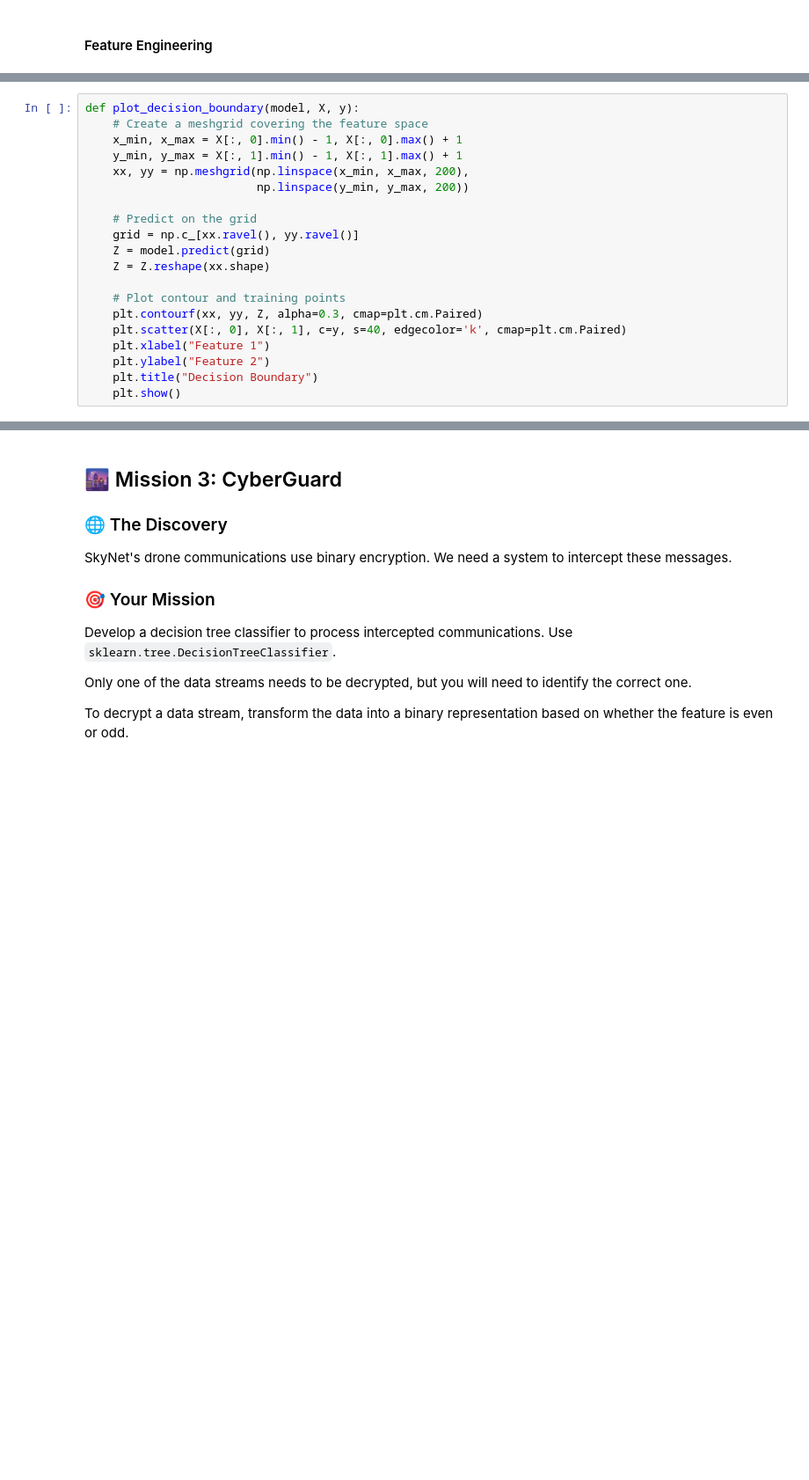
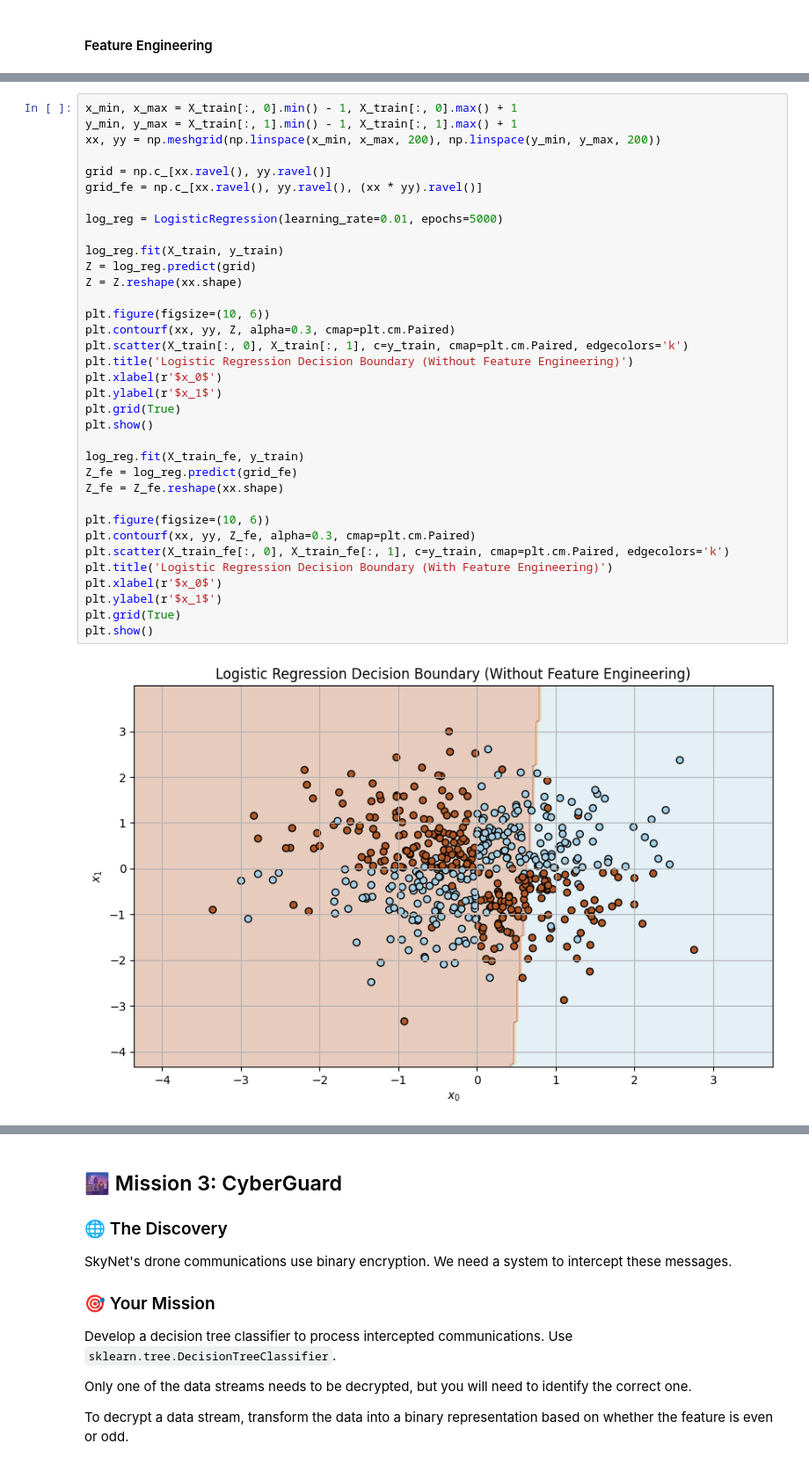
Before and after one commit to vehoug/TDT4172, a Jupyter notebook: Assignment1/Chapter_1.ipynb, the cells around one changed output, grey strips where cells are left out. Shown: that part at 88% size. Drawn from its saved outputs; the diff is of its cells as text; blank space fills up the shorter version.

```diff
--- a/Assignment1/Chapter_1.ipynb
+++ b/Assignment1/Chapter_1.ipynb
@@ -194,22 +194,39 @@ test['x0_x1'] = test['x0'] * test['x1']
 X_train_fe = train[['x0', 'x1', 'x0_x1']].values
 X_test_fe = test[['x0', 'x1', 'x0_x1']].values
 # %%
-def plot_decision_boundary(model, X, y):
-    # Create a meshgrid covering the feature space
-    x_min, x_max = X[:, 0].min() - 1, X[:, 0].max() + 1
-    y_min, y_max = X[:, 1].min() - 1, X[:, 1].max() + 1
-    xx, yy = np.meshgrid(np.linspace(x_min, x_max, 200),
-                         np.linspace(y_min, y_max, 200))
+x_min, x_max = X_train[:, 0].min() - 1, X_train[:, 0].max() + 1
+y_min, y_max = X_train[:, 1].min() - 1, X_train[:, 1].max() + 1
+xx, yy = np.meshgrid(np.linspace(x_min, x_max, 200), np.linspace(y_min, y_max, 200))
 
-    # Predict on the grid
-    grid = np.c_[xx.ravel(), yy.ravel()]
-    Z = model.predict(grid)
-    Z = Z.reshape(xx.shape)
+grid = np.c_[xx.ravel(), yy.ravel()]
+grid_fe = np.c_[xx.ravel(), yy.ravel(), (xx * yy).ravel()]
 
-    # Plot contour and training points
-    plt.contourf(xx, yy, Z, alpha=0.3, cmap=plt.cm.Paired)
-    plt.scatter(X[:, 0], X[:, 1], c=y, s=40, edgecolor='k', cmap=plt.cm.Paired)
-    plt.xlabel("Feature 1")
-    plt.ylabel("Feature 2")
-    plt.title("Decision Boundary")
-    plt.show()
+log_reg = LogisticRegression(learning_rate=0.01, epochs=5000)
+
+log_reg.fit(X_train, y_train)
+Z = log_reg.predict(grid)
+Z = Z.reshape(xx.shape)
+
+plt.figure(figsize=(10, 6))
+plt.contourf(xx, yy, Z, alpha=0.3, cmap=plt.cm.Paired)
+plt.scatter(X_train[:, 0], X_train[:, 1], c=y_train, cmap=plt.cm.Paired, edgecolors='k')
+plt.title('Logistic Regression Decision Boundary (Without Feature Engineering)')
+plt.xlabel(r'$x_0$')
+plt.ylabel(r'$x_1$')
+plt.grid(True)
+plt.show()
+
+log_reg.fit(X_train_fe, y_train)
+Z_fe = log_reg.predict(grid_fe)
+Z_fe = Z_fe.reshape(xx.shape)
+
+plt.figure(figsize=(10, 6))
+plt.contourf(xx, yy, Z_fe, alpha=0.3, cmap=plt.cm.Paired)
+plt.scatter(X_train_fe[:, 0], X_train_fe[:, 1], c=y_train, cmap=plt.cm.Paired, edgecolors='k')
+plt.title('Logistic Regression Decision Boundary (With Feature Engineering)')
+plt.xlabel(r'$x_0$')
+plt.ylabel(r'$x_1$')
+plt.grid(True)
+plt.show()
+# %% [output]
+[figure, added]
```
Also changed, not shown: parts of 7 cells of this notebook.
